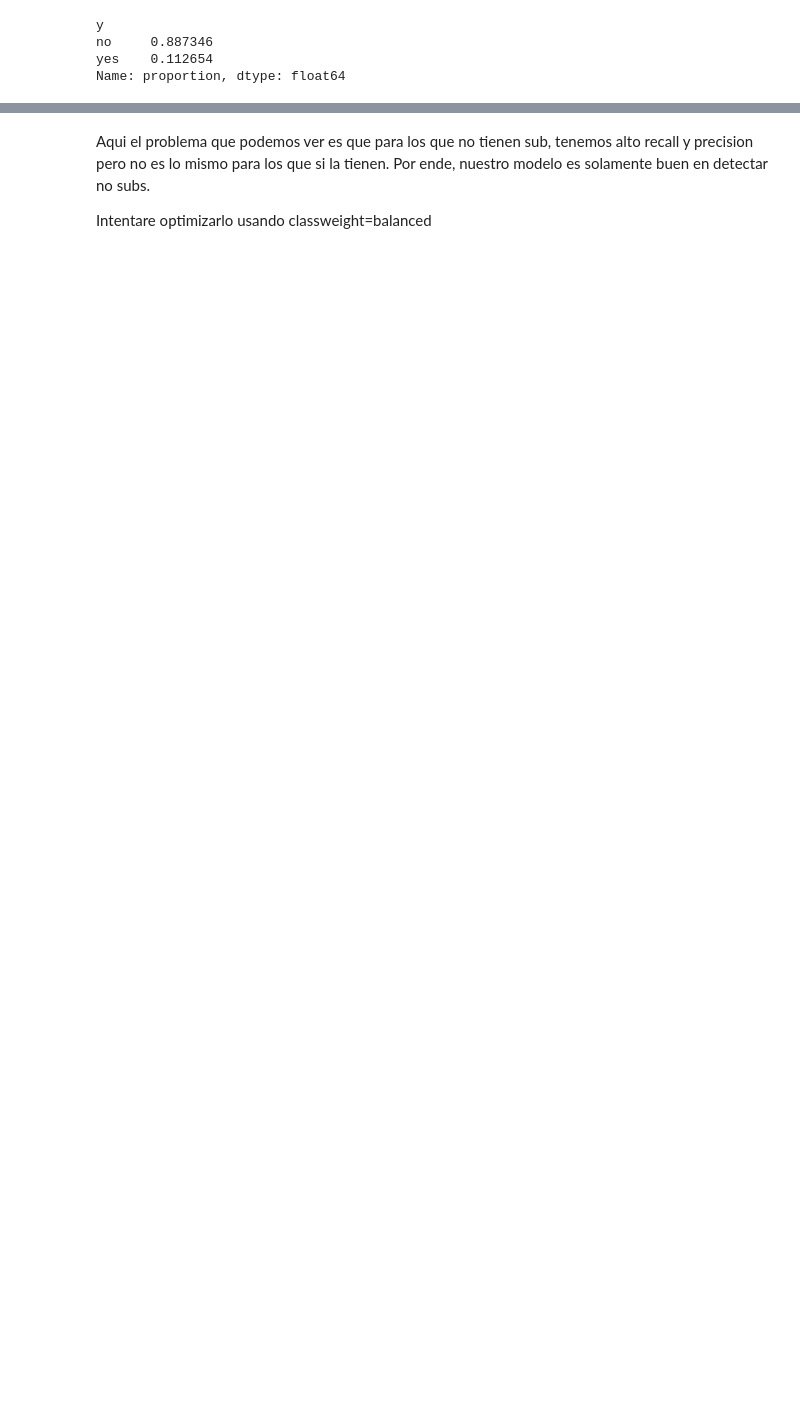
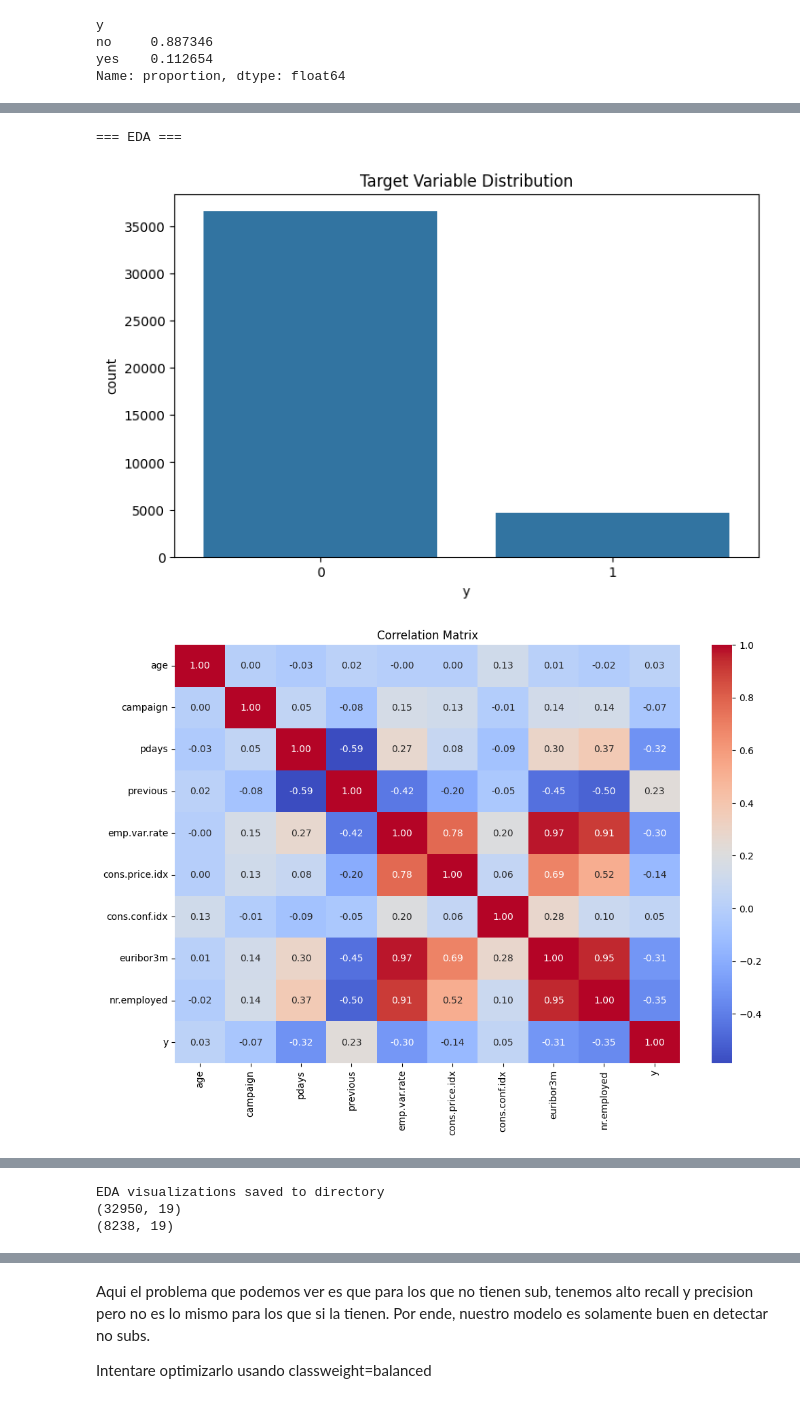
Before and after one commit to 4GeeksAcademy/BAKUDSHAGGY-logistic-regression, a Jupyter notebook: src/explore.ipynb, the cells around one changed output, grey strips where cells are left out. Saved outputs shown, nothing was run; the diff lists cells and outputs as text; code cells hidden in the pictures; blank space fills up the shorter version.

```diff
--- a/src/explore.ipynb
+++ b/src/explore.ipynb
@@ -5,14 +5,23 @@
 # %%
 # Your code here
 import pandas as pd
-from sklearn.model_selection import train_test_split
+import numpy as np
+import matplotlib.pyplot as plt
+import seaborn as sns
+from sklearn.model_selection import train_test_split, GridSearchCV
 from sklearn.preprocessing import StandardScaler, OneHotEncoder
 from sklearn.compose import make_column_transformer
 from sklearn.linear_model import LogisticRegression
-from sklearn.metrics import classification_report, confusion_matrix, accuracy_score
-from sklearn.model_selection import GridSearchCV
+from sklearn.metrics import classification_report, confusion_matrix, accuracy_score, recall_score
 
 url = "https://raw.githubusercontent.com/4GeeksAcademy/logistic-regression-project-tutorial/main/bank-marketing-campaign-data.csv"
 data = pd.read_csv(url, sep=";")
 data.head(7)
+
+print("\nRemoving 'duration' column to prevent data leakage...")
+data = data.drop(columns=['duration'])
+print(f"New shape: {data.shape}")
+
+print(data.shape)
+data.info()
 # %% [output]
@@ -77,0 +54,54 @@ print(X_test.shape)
+# %%
+# Transforming target variable y from categorical into binary
+data['y'] = (data['y'] == 'yes').astype(int)
+
+print("\n=== EDA ===")
+
+# 1. Target distribution
+plt.figure(figsize=(8,5))
+sns.countplot(x='y', data=data)
+plt.title('Target Variable Distribution')
+plt.savefig('target_distribution.png')  # Save for later reference
+plt.show()
+
+# 2. Correlation matrix (numerical only)
+num_cols = data.select_dtypes(include=['int64', 'float64']).columns
+plt.figure(figsize=(12,8))
+sns.heatmap(data[num_cols].corr(), annot=True, fmt='.2f', cmap='coolwarm')
+plt.title('Correlation Matrix')
+plt.savefig('correlation_matrix.png')
+plt.show()
+
+# 3. Key categorical analysis
+fig, axes = plt.subplots(2, 2, figsize=(15,10))
+
+sns.countplot(ax=axes[0,0], x='job', hue='y', data=data)
+axes[0,0].tick_params(axis='x', rotation=45)
+
+sns.countplot(ax=axes[0,1], x='education', hue='y', data=data)
+axes[0,1].tick_params(axis='x', rotation=45)
+
+sns.countplot(ax=axes[1,0], x='month', hue='y', data=data)
+axes[1,0].tick_params(axis='x', rotation=45)
+
+sns.countplot(ax=axes[1,1], x='poutcome', hue='y', data=data)
+axes[1,1].tick_params(axis='x', rotation=45)
+
+plt.tight_layout()
+plt.savefig('categorical_analysis.png')
+plt.show()
+
+print("EDA visualizations saved to directory")
+
+# Separating target(y) from the features (X)
+X = data.drop(columns=['y'])
+y = data['y']
+
+X_train, X_test, y_train, y_test = train_test_split(X, y, test_size=0.2, random_state=42, stratify=y)
+
+print(X_train.shape)
+print(X_test.shape)
+# %% [output]
+=== EDA ===
+[figure, added]
+[figure, added]
@@ -78,3 +109,6 @@ print(X_test.shape)
+EDA visualizations saved to directory
+(32950, 19)
+(8238, 19)
 # %%
 # Identifying numeral and categorical col names from the training data
 num_cols = X_train.select_dtypes(include=['int64', 'float64']).columns
```
Also changed, not shown: parts of 10 cells of this notebook, 3 other files.
